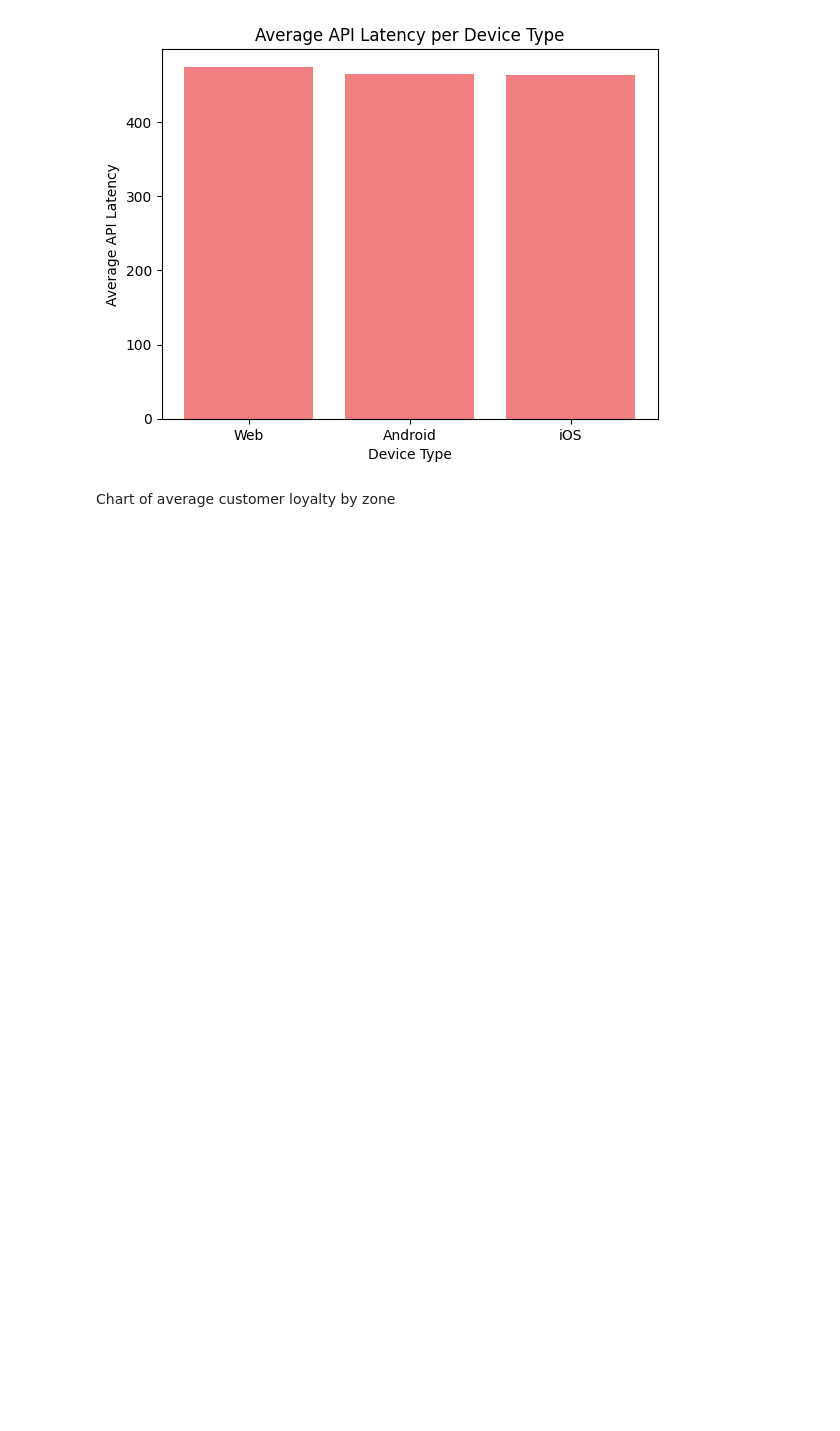
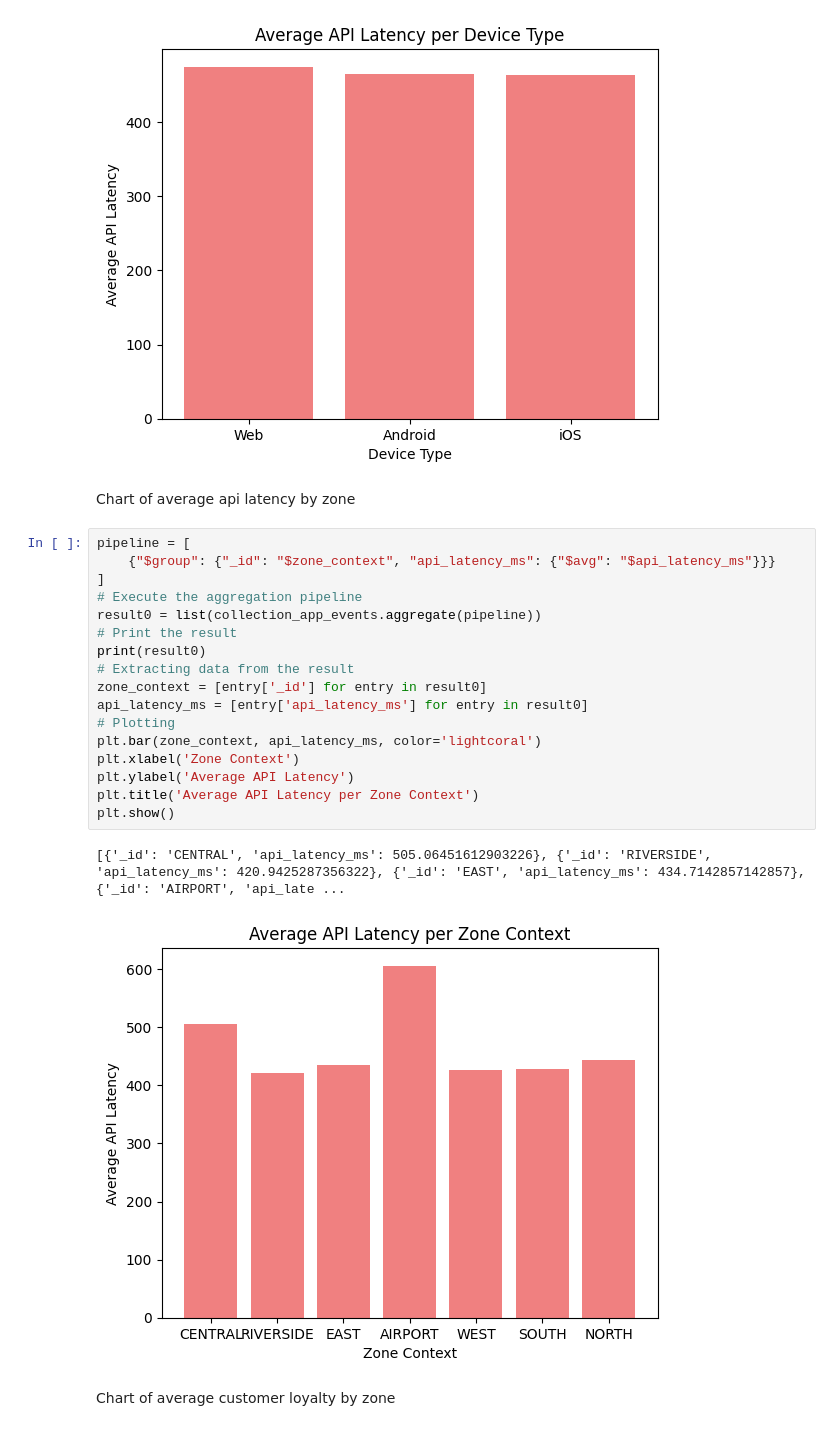
Before and after one commit to sydney142/databases_analytics_assignment, a Jupyter notebook: Assignment_Pymongo.ipynb, the cells around one changed output. Cells and saved outputs as stored; diff of their text form; blank space fills up the shorter version.

```diff
--- a/Assignment_Pymongo.ipynb
+++ b/Assignment_Pymongo.ipynb
@@ -156,6 +156,28 @@ plt.show()
 # %% [output]
 [{'_id': 'Web', 'api_latency_ms': 474.6847826086956}, {'_id': 'Android', 'api_latency_ms': 464.8984126984127}, {'_id': 'iOS', 'api_latency_ms': 463.14592274678114}]
 [figure]
+# %% [markdown]
+Chart of average api latency by zone
+# %%
+pipeline = [
+    {"$group": {"_id": "$zone_context", "api_latency_ms": {"$avg": "$api_latency_ms"}}}
+]
+# Execute the aggregation pipeline
+result0 = list(collection_app_events.aggregate(pipeline))
+# Print the result
+print(result0)
+# Extracting data from the result
+zone_context = [entry['_id'] for entry in result0]
+api_latency_ms = [entry['api_latency_ms'] for entry in result0]
+# Plotting
+plt.bar(zone_context, api_latency_ms, color='lightcoral')
+plt.xlabel('Zone Context')
+plt.ylabel('Average API Latency')
+plt.title('Average API Latency per Zone Context')
+plt.show()
+# %% [output]
+[{'_id': 'CENTRAL', 'api_latency_ms': 505.06451612903226}, {'_id': 'RIVERSIDE', 'api_latency_ms': 420.9425287356322}, {'_id': 'EAST', 'api_latency_ms': 434.7142857142857}, {'_id': 'AIRPORT', 'api_late ...
+[figure, added]
 # %% [markdown]
 Chart of average customer loyalty by zone
 # %%
```
Also changed, not shown: parts of 1 cell of this notebook.
